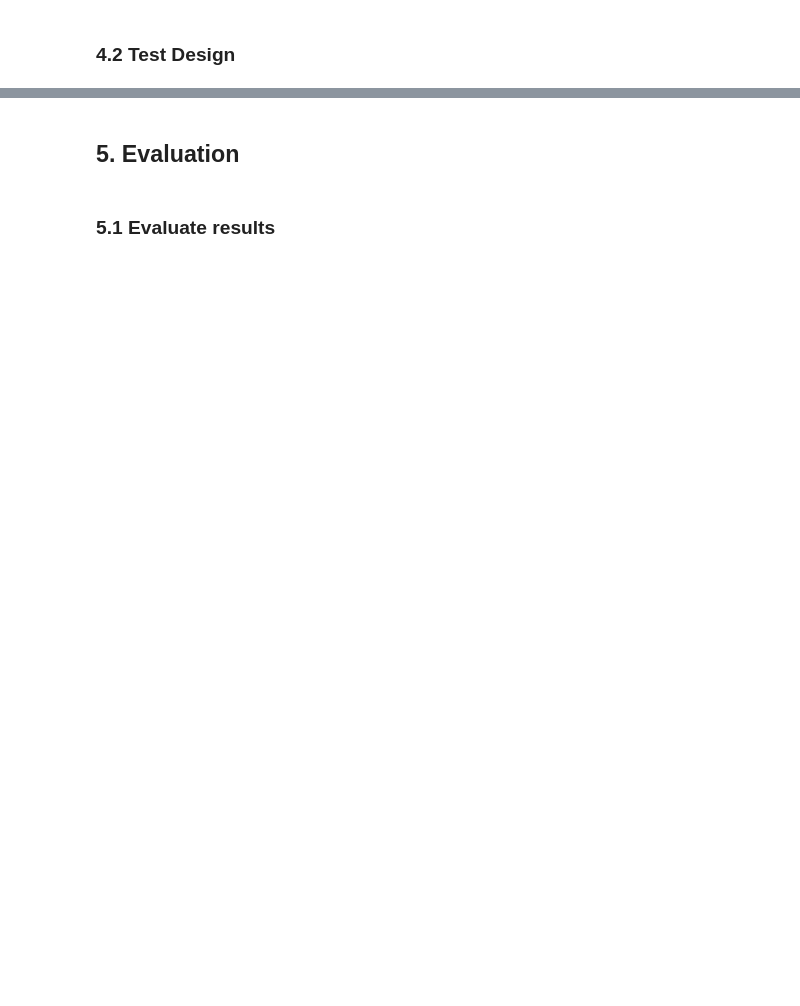
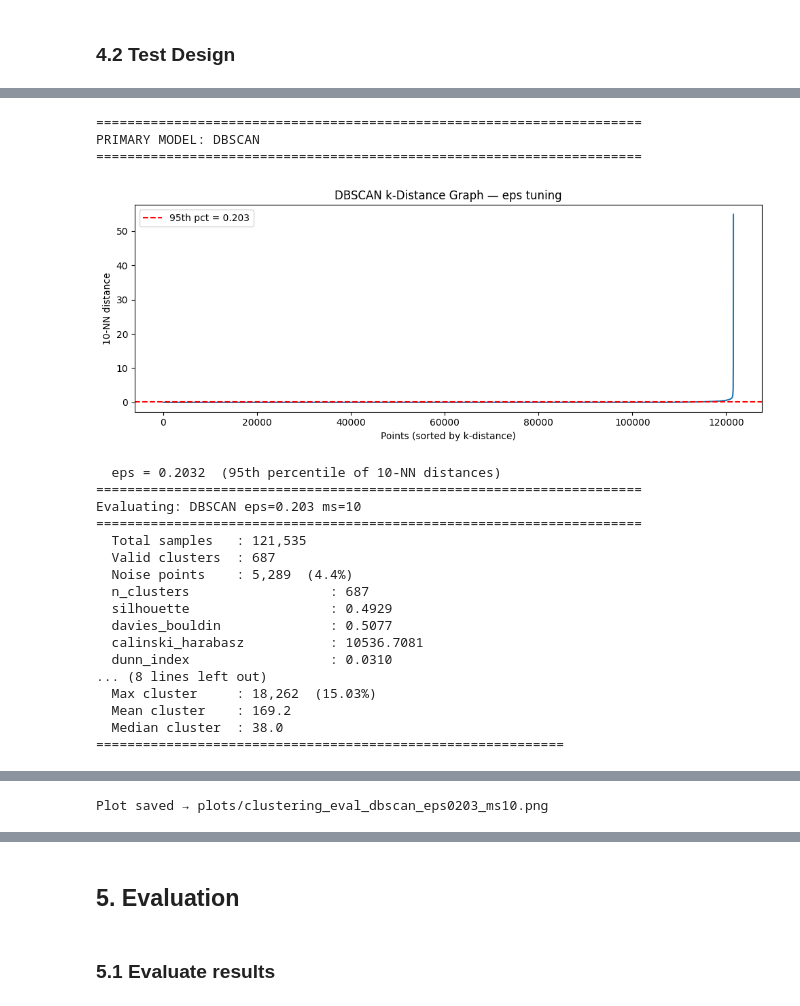
Before and after one commit to VinnyBabuManjaly/WorkloadProfiler, a Jupyter notebook: Workload_Profiler.ipynb, the cells around one changed output, grey strips where cells are left out. Drawn from its saved outputs; the diff is of its cells as text; code cells hidden in the pictures; blank space fills up the shorter version.

```diff
--- a/Workload_Profiler.ipynb
+++ b/Workload_Profiler.ipynb
@@ -2496,0 +2753,62 @@ Ready for HDBSCAN/DBSCAN - they should substantially outperform these baselines
+# %%
+# -------------------------------------------------------
+# PRIMARY MODEL: DBSCAN
+# -------------------------------------------------------
+from sklearn.neighbors import NearestNeighbors
+
+print("\n" + "="*70)
+print("PRIMARY MODEL: DBSCAN")
+print("="*70)
+
+# --- k-distance graph for eps tuning ---
+MIN_SAMPLES_DBSCAN = 10
+nbrs = NearestNeighbors(n_neighbors=MIN_SAMPLES_DBSCAN).fit(X_scaled)
+distances, _ = nbrs.kneighbors(X_scaled)
+k_distances = np.sort(distances[:, -1])           # k-th nearest neighbour distance
+
+plt.figure(figsize=(10, 4))
+plt.plot(k_distances, linewidth=1.5)
+plt.xlabel("Points (sorted by k-distance)")
+plt.ylabel(f"{MIN_SAMPLES_DBSCAN}-NN distance")
+plt.title("DBSCAN k-Distance Graph — eps tuning")
+plt.axhline(np.percentile(k_distances, 95), color="red", linestyle="--",
+             label=f"95th pct = {np.percentile(k_distances, 95):.3f}")
+plt.legend()
+plt.tight_layout()
+plt.savefig("plots/clustering_eval_dbscan_kdist.png", dpi=120, bbox_inches="tight")
+plt.show()
+
+# --- Fit DBSCAN at 95th-percentile eps ---
+EPS_DBSCAN = float(np.percentile(k_distances, 95))
+print(f"  eps = {EPS_DBSCAN:.4f}  (95th percentile of {MIN_SAMPLES_DBSCAN}-NN distances)")
+
+dbscan_model = DBSCAN(eps=EPS_DBSCAN, min_samples=MIN_SAMPLES_DBSCAN, n_jobs=-1)
+dbscan_model.fit(X_scaled)
+labels_dbscan = dbscan_model.labels_
+
+metrics_dbscan = evaluate_clustering_model_v2(
+    X_scaled, labels_dbscan, df_formatted, X_pca,
+    model_name=f"DBSCAN eps={EPS_DBSCAN:.3f} ms={MIN_SAMPLES_DBSCAN}"
+)
+# %% [output]
+======================================================================
+PRIMARY MODEL: DBSCAN
+======================================================================
+[figure, added]
+  eps = 0.2032  (95th percentile of 10-NN distances)
+======================================================================
+Evaluating: DBSCAN eps=0.203 ms=10
+======================================================================
+  Total samples   : 121,535
+  Valid clusters  : 687
+  Noise points    : 5,289  (4.4%)
+  n_clusters                  : 687
+  silhouette                  : 0.4929
+  davies_bouldin              : 0.5077
+  calinski_harabasz           : 10536.7081
+  dunn_index                  : 0.0310
+... (8 lines left out)
+  Max cluster     : 18,262  (15.03%)
+  Mean cluster    : 169.2
+  Median cluster  : 38.0
+============================================================
@@ -2496,0 +2816 @@ Ready for HDBSCAN/DBSCAN - they should substantially outperform these baselines
+Plot saved → plots/clustering_eval_dbscan_eps0203_ms10.png
```
Also changed, not shown: parts of 120 cells of this notebook, 3 other files.
